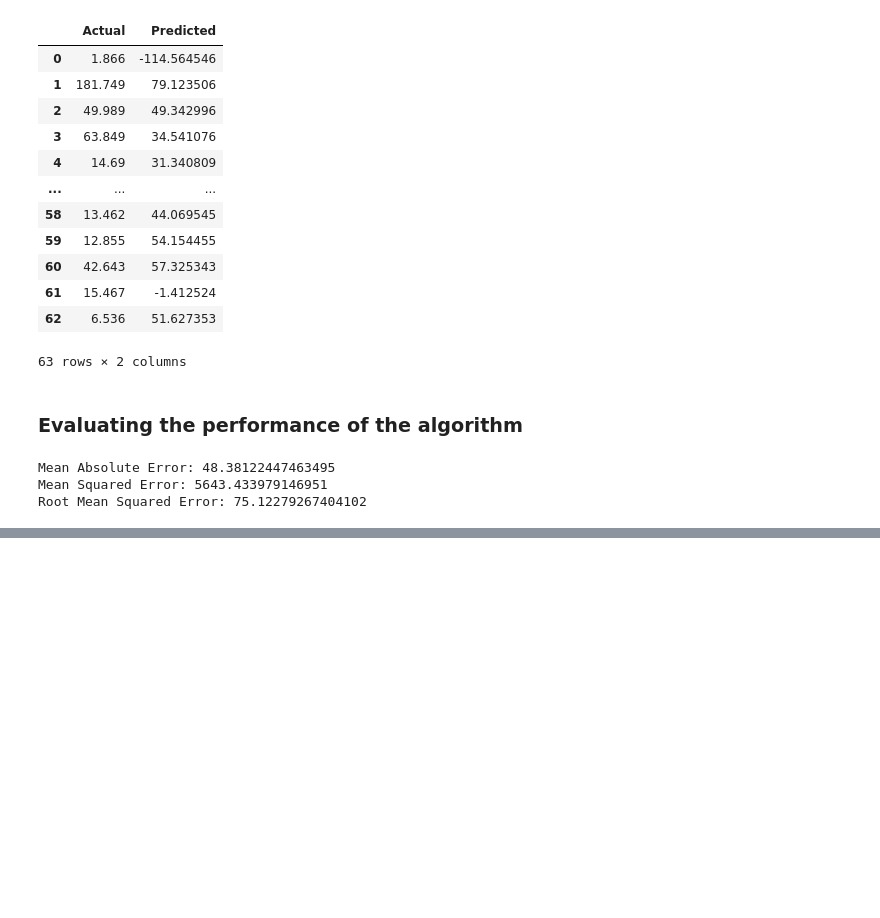
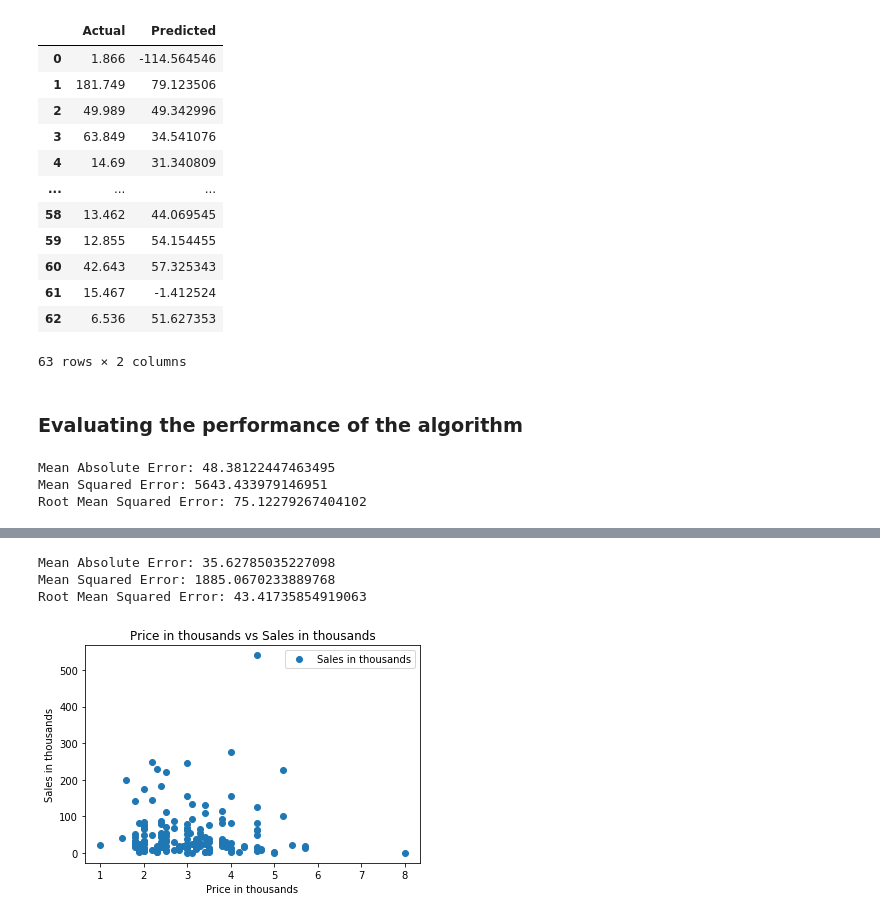
Before and after one commit to sparsh0427/BU_Semester_5, a Jupyter notebook: ECSE303L_AI_AND_ML/LABS/Week_2/Part-1/Week_2.ipynb, the cells around one changed output, grey strips where cells are left out. Cells and saved outputs as stored; diff of their text form; code cells hidden in the pictures; blank space fills up the shorter version.

```diff
--- a/ECSE303L_AI_AND_ML/LABS/Week_2/Part-1/Week_2.ipynb
+++ b/ECSE303L_AI_AND_ML/LABS/Week_2/Part-1/Week_2.ipynb
@@ -188,0 +271,16 @@ Root Mean Squared Error: 75.12279267404102
+# %%
+data = pd.read_csv("Car_sales.csv")
+data = data.drop(['Latest Launch','Wheelbase','Curb weight','Model'], axis=1)
+le = LabelEncoder()
+data['Vehicle type']= le.fit_transform(data['Vehicle type'])  # 1 - Passenger / 0 - Car
+data['Manufacturer']= le.fit_transform(data['Manufacturer'])
+data = data.replace('.', np.NaN) #Replacing all dot values with NaN
+X = data.iloc[:, :].values
+from sklearn.impute import SimpleImputer
+imputer = SimpleImputer(missing_values=np.nan, strategy='mean')
+imputer = imputer.fit(X[:,:])
+X[:,:] = imputer.transform(X[:,:])
+data = pd.DataFrame(data=X, index=list(range(157)), columns=['Manufacturer','Sales in thousands','4-year resale value','Vehicle type','Price in thousands','Engine size','Horsepower','Width','Length','Fuel capacity','Fuel efficiency'])
+X = data[['Manufacturer','Price in thousands','Horsepower','Fuel efficiency']].values # Features
+y = data['Sales in thousands'].values # Target Variable
+X_train, X_test, y_train, y_test = train_test_split(X, y, train_size=0.60, random_state=40)
@@ -188,0 +324,16 @@ Root Mean Squared Error: 75.12279267404102
+# %%
+print('Mean Absolute Error:', metrics.mean_absolute_error(y_test, y_pred))
+print('Mean Squared Error:', metrics.mean_squared_error(y_test, y_pred))
+print('Root Mean Squared Error:', np.sqrt(metrics.mean_squared_error(y_test, y_pred)))
+# %% [output]
+Mean Absolute Error: 35.62785035227098
+Mean Squared Error: 1885.0670233889768
+Root Mean Squared Error: 43.41735854919063
+# %%
+data.plot(x='Engine size', y='Sales in thousands', style='o')
+plt.title('Price in thousands vs Sales in thousands')
+plt.xlabel('Price in thousands')
+plt.ylabel('Sales in thousands')
+plt.show()
+# %% [output]
+[figure, added]
```
Also changed, not shown: parts of 14 cells of this notebook.
